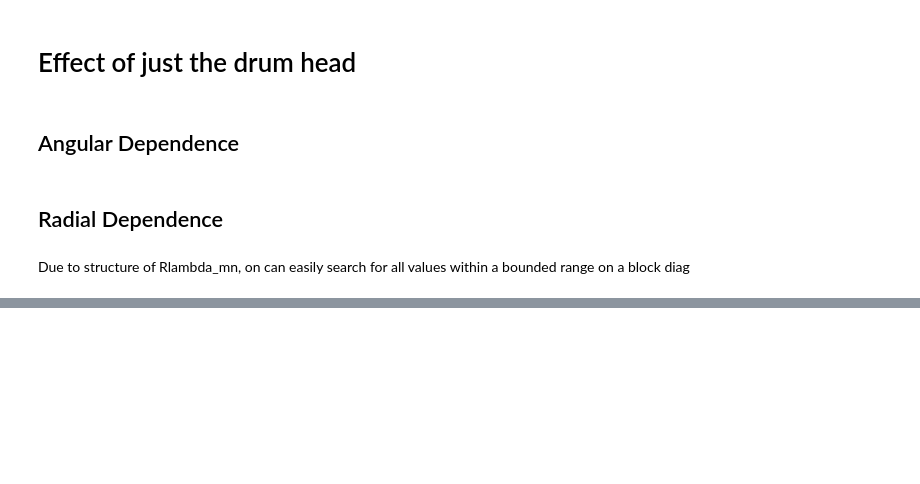
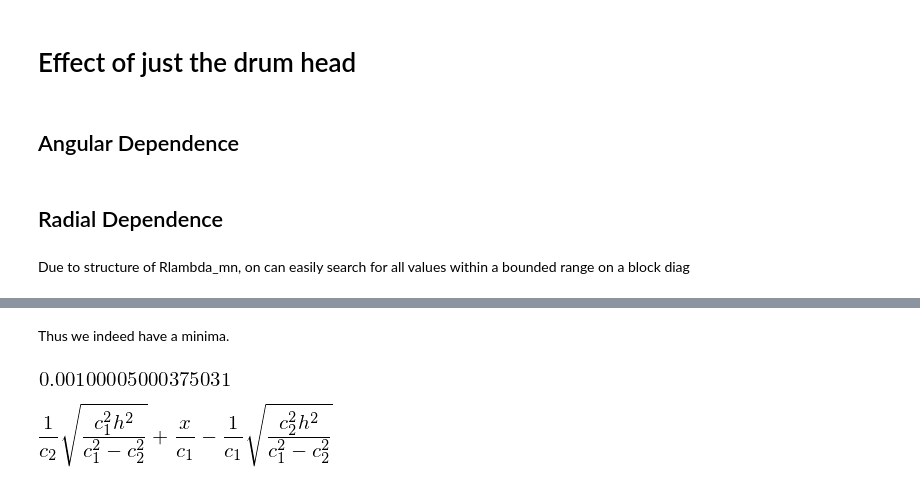
Before and after one commit to mvcisback/damped_waveguide, a Jupyter notebook: Analysis.ipynb, the cells around one changed output, grey strips where cells are left out. Cells and saved outputs as stored; diff of their text form; code cells hidden in the pictures; blank space fills up the shorter version.

```diff
--- a/Analysis.ipynb
+++ b/Analysis.ipynb
@@ -413,0 +476,11 @@ from scipy import signal
+# %% [markdown]
+Thus we indeed have a minima.
+# %%
+roots[1].subs({c_2: 10, c_1: 1000, h:.1}).n()
+# %% [output]
+[figure, added]
+# %%
+T = T.replace(D, roots[1]).simplify()
+T
+# %% [output]
+[figure, added]
```
Also changed, not shown: parts of 20 cells of this notebook, 12 other files.
